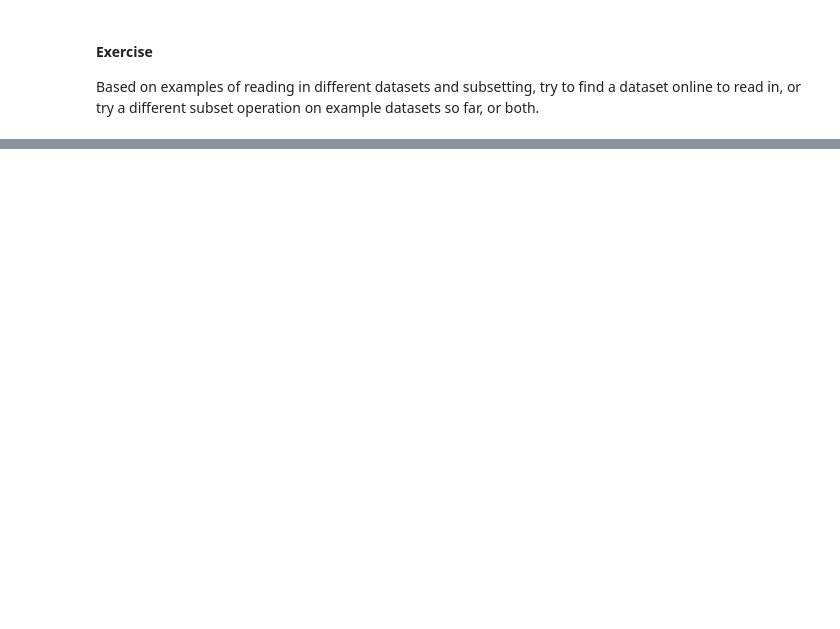
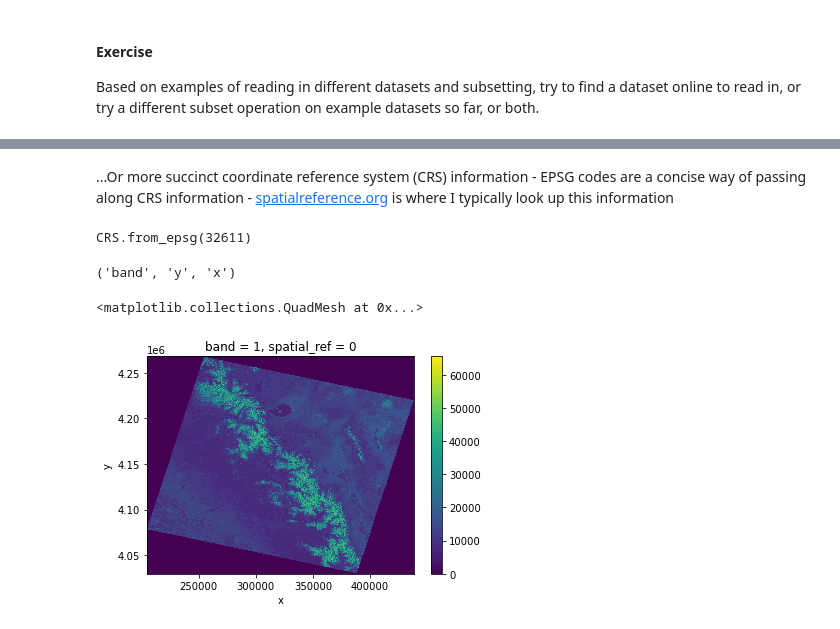
Before and after one commit to mhweber/AWRA2022GeoWorkshop, a Jupyter notebook: Workbooks/Python/Session2/Geoprocessing in Python - Importing.ipynb, the cells around one changed output, grey strips where cells are left out. Cells and saved outputs as stored; diff of their text form; code cells hidden in the pictures; blank space fills up the shorter version.

Commit message:
updating session 2 importing

```diff
--- a/Workbooks/Python/Session2/Geoprocessing in Python - Importing.ipynb
+++ b/Workbooks/Python/Session2/Geoprocessing in Python - Importing.ipynb
@@ -229,0 +223,6 @@ graph_from_place(query, network_type='all_private', simplify=True, retain_all=Fa
+# %%
+import xarray
+import rioxarray
+filepath = 'https://storage.googleapis.com/gcp-public-data-landsat/LC08/01/042/034/LC08_L1TP_042034_20170616_20170629_01_T1/LC08_L1TP_042034_20170616_20170629_01_T1_B4.TIF'
+rds = rioxarray.open_rasterio(filepath)
+rds
@@ -229,0 +262,15 @@ graph_from_place(query, network_type='all_private', simplify=True, retain_all=Fa
+# %% [markdown]
+...Or more succinct coordinate reference system (CRS) information - EPSG codes are a concise way of passing along CRS information - [spatialreference.org](spatialreference.org) is where I typically look up this information
+# %%
+rds.rio.crs
+# %% [output]
+CRS.from_epsg(32611)
+# %%
+rds.dims
+# %% [output]
+('band', 'y', 'x')
+# %%
+rds.plot()
+# %% [output]
+<matplotlib.collections.QuadMesh at 0x...>
+[figure, added]
```
Also changed, not shown: parts of 29 cells of this notebook, 1 other file.
